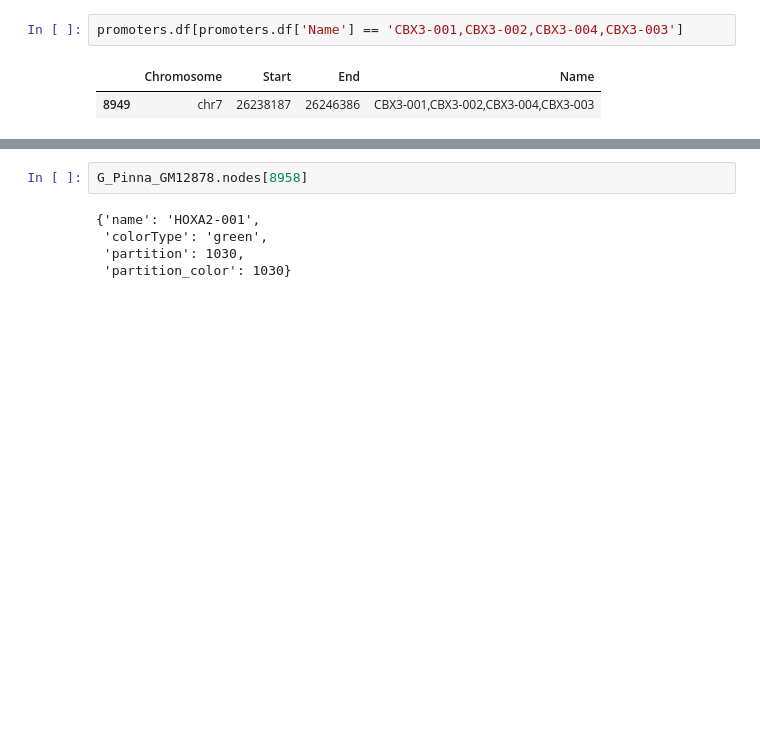
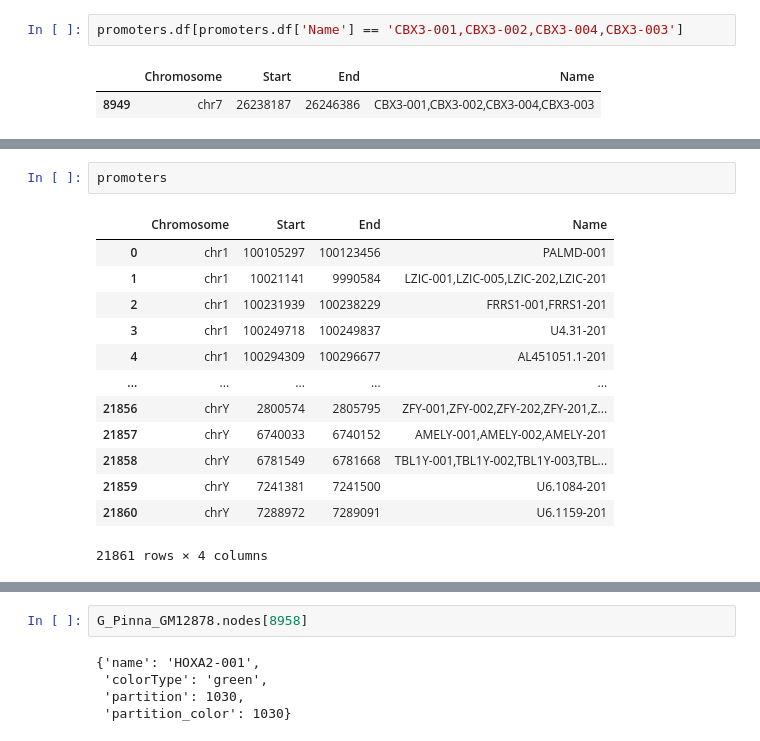
Before and after one commit to joachimwolff/Epigenetic-Graph-Analyzer, a Jupyter notebook: createInteractionsCoolerFormat_hg19_Mifsud.ipynb, the cells around one changed output, grey strips where cells are left out. Saved outputs shown, nothing was run; the diff lists cells and outputs as text; blank space fills up the shorter version.

```diff
--- a/createInteractionsCoolerFormat_hg19_Mifsud.ipynb
+++ b/createInteractionsCoolerFormat_hg19_Mifsud.ipynb
@@ -405,0 +853,16 @@ write graphml
+# %%
+promoters
+# %% [output]
+|  | Chromosome | Start | End | Name |
+| 0 | chr1 | 100105297 | 100123456 | PALMD-001 |
+| 1 | chr1 | 10021141 | 9990584 | LZIC-001,LZIC-005,LZIC-202,LZIC-201 |
+| 2 | chr1 | 100231939 | 100238229 | FRRS1-001,FRRS1-201 |
+| 3 | chr1 | 100249718 | 100249837 | U4.31-201 |
+| 4 | chr1 | 100294309 | 100296677 | AL451051.1-201 |
+| ... | ... | ... | ... | ... |
+| 21856 | chrY | 2800574 | 2805795 | ZFY-001,ZFY-002,ZFY-202,ZFY-201,Z... |
+| 21857 | chrY | 6740033 | 6740152 | AMELY-001,AMELY-002,AMELY-201 |
+| 21858 | chrY | 6781549 | 6781668 | TBL1Y-001,TBL1Y-002,TBL1Y-003,TBL... |
+| 21859 | chrY | 7241381 | 7241500 | U6.1084-201 |
+| 21860 | chrY | 7288972 | 7289091 | U6.1159-201 |
+21861 rows × 4 columns
```
Also changed, not shown: parts of 52 cells of this notebook.
